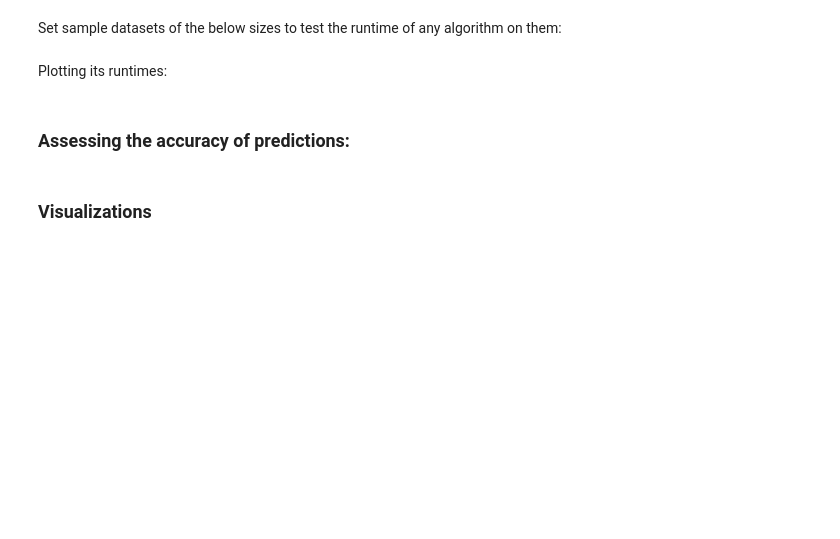
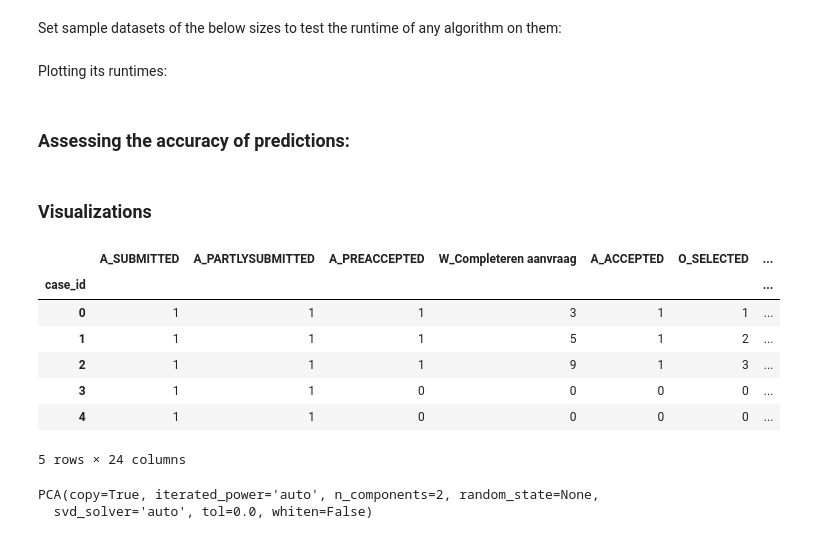
Before and after one commit to erenaydoslu/process-minning, a Jupyter notebook: Miner.ipynb, the cells around one changed output. Saved outputs shown, nothing was run; the diff lists cells and outputs as text; code cells hidden in the pictures; blank space fills up the shorter version.

```diff
--- a/Miner.ipynb
+++ b/Miner.ipynb
@@ -674,13 +693,25 @@ from random import randint
 import seaborn as sns
 # %%
 #Group pre-cluster df by case (case_id)
-precluster_df = df
+precluster_df = prepare_column_for_clustering(df['case_id'], df['concept:name'], df['concept:name'].unique())
 precluster_df_by_case = precluster_df.groupby('case_id').sum()
 precluster_df_by_case.head()
+# %% [output]
+|  | A_SUBMITTED | A_PARTLYSUBMITTED | A_PREACCEPTED | W_Completeren aanvraag | A_ACCEPTED | O_SELECTED | ... |
+| case_id |  |  |  |  |  |  | ... |
+| 0 | 1 | 1 | 1 | 3 | 1 | 1 | ... |
+| 1 | 1 | 1 | 1 | 5 | 1 | 2 | ... |
+| 2 | 1 | 1 | 1 | 9 | 1 | 3 | ... |
+| 3 | 1 | 1 | 0 | 0 | 0 | 0 | ... |
+| 4 | 1 | 1 | 0 | 0 | 0 | 0 | ... |
+5 rows × 24 columns
 # %%
 #Perform PCA (2 component) on the data
 pca = PCA(n_components = 2)
 pca.fit(precluster_df_by_case)
+# %% [output]
+PCA(copy=True, iterated_power='auto', n_components=2, random_state=None,
+  svd_solver='auto', tol=0.0, whiten=False)
 # %%
 #Create principle components
 pca_df = pd.DataFrame(pca.transform(precluster_df_by_case))
```
Also changed, not shown: parts of 7 cells of this notebook.
